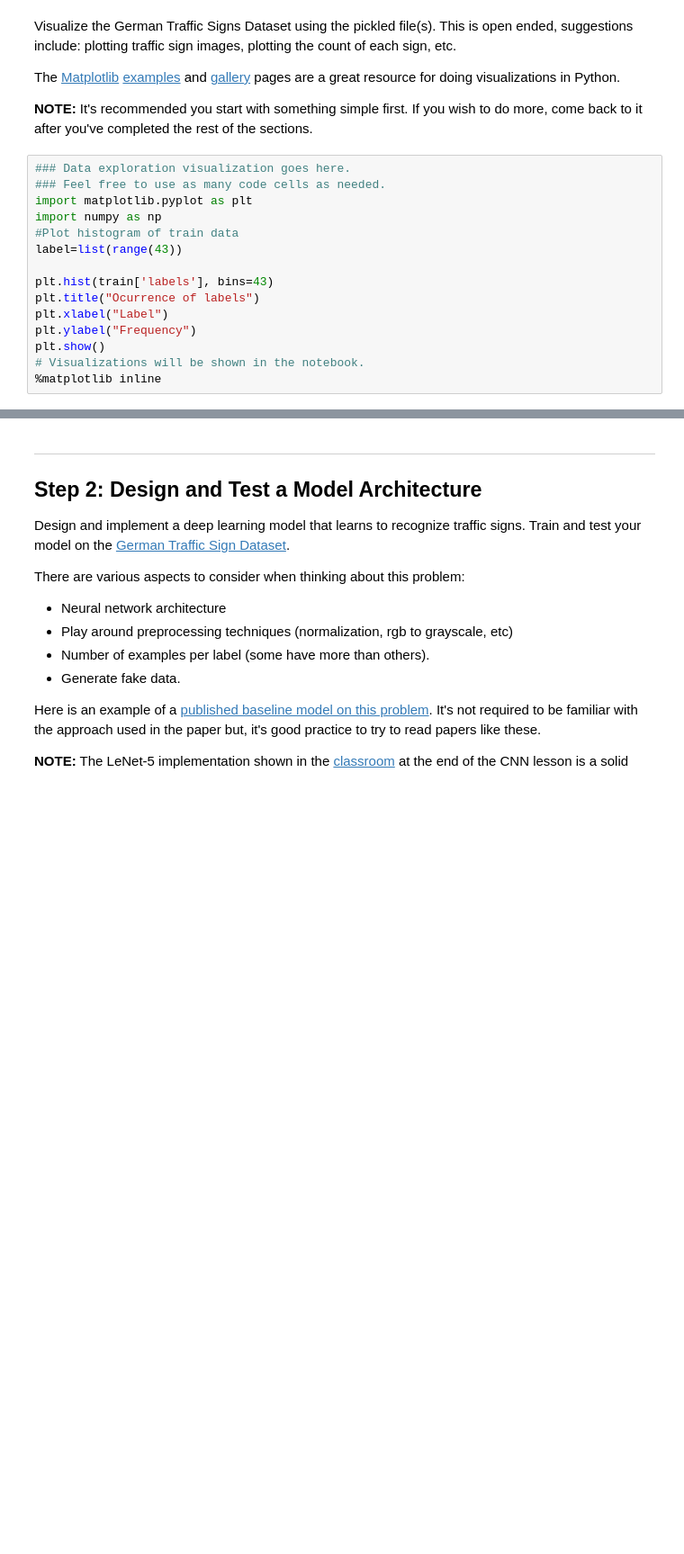
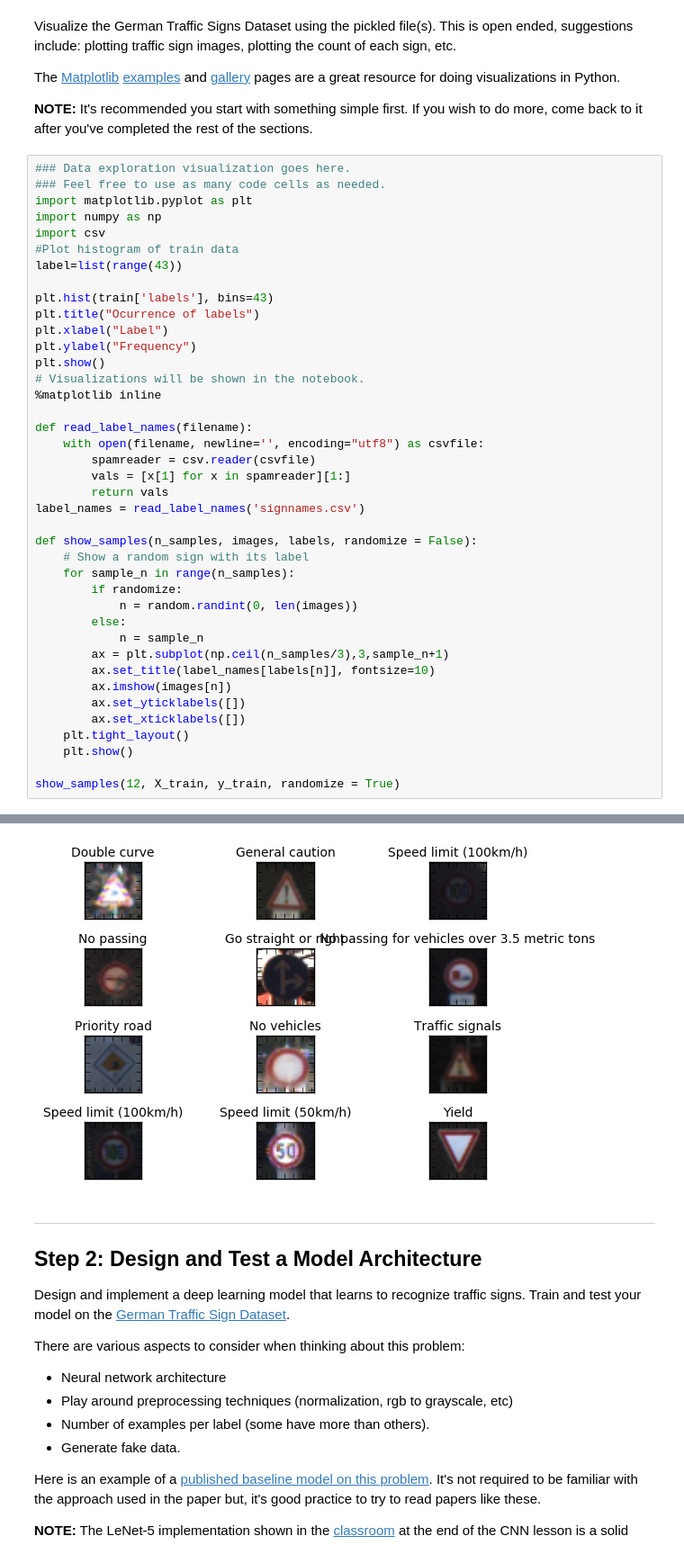
Before and after one commit to KiqueGar/CarND-Traffic-Sign-Classifier-Project, a Jupyter notebook: Traffic_Sign_Classifier.ipynb, the cells around one changed output, grey strips where cells are left out. Shown: that part at 90% size. Cells and saved outputs as stored; diff of their text form; blank space fills up the shorter version.

```diff
--- a/Traffic_Sign_Classifier.ipynb
+++ b/Traffic_Sign_Classifier.ipynb
@@ -92,20 +85,46 @@ The [Matplotlib](http://matplotlib.org/) [examples](http://matplotlib.org/exampl
 # %%
 ### Data exploration visualization goes here.
 ### Feel free to use as many code cells as needed.
 import matplotlib.pyplot as plt
 import numpy as np
+import csv
 #Plot histogram of train data
 label=list(range(43))
 
 plt.hist(train['labels'], bins=43)
 plt.title("Ocurrence of labels")
 plt.xlabel("Label")
 plt.ylabel("Frequency")
 plt.show()
 # Visualizations will be shown in the notebook.
 %matplotlib inline
+
+def read_label_names(filename):
+    with open(filename, newline='', encoding="utf8") as csvfile:
+        spamreader = csv.reader(csvfile)
+        vals = [x[1] for x in spamreader][1:]
+        return vals
+label_names = read_label_names('signnames.csv')
+
+def show_samples(n_samples, images, labels, randomize = False):
+    # Show a random sign with its label
+    for sample_n in range(n_samples):
+        if randomize:
+            n = random.randint(0, len(images))
+        else:
+            n = sample_n
+        ax = plt.subplot(np.ceil(n_samples/3),3,sample_n+1)
+        ax.set_title(label_names[labels[n]], fontsize=10)
+        ax.imshow(images[n])
+        ax.set_yticklabels([])
+        ax.set_xticklabels([])
+    plt.tight_layout()
+    plt.show()
+
+show_samples(12, X_train, y_train, randomize = True)
 # %% [output]
 [figure]
+[figure, added]
 # %% [markdown]
 ----
 
```
Also changed, not shown: parts of 17 cells of this notebook.
